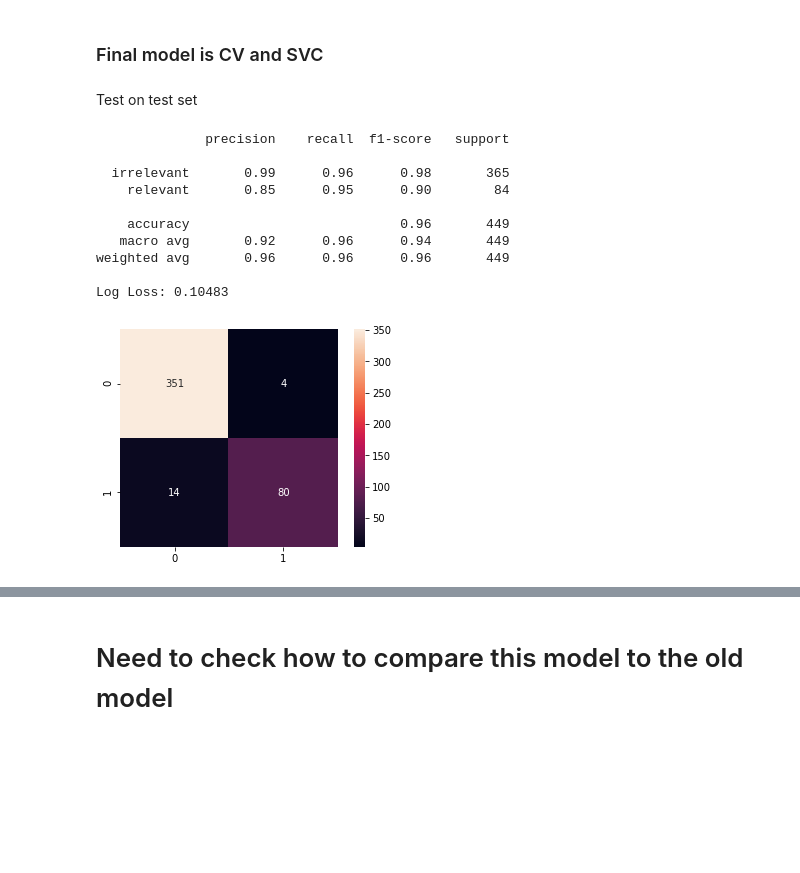
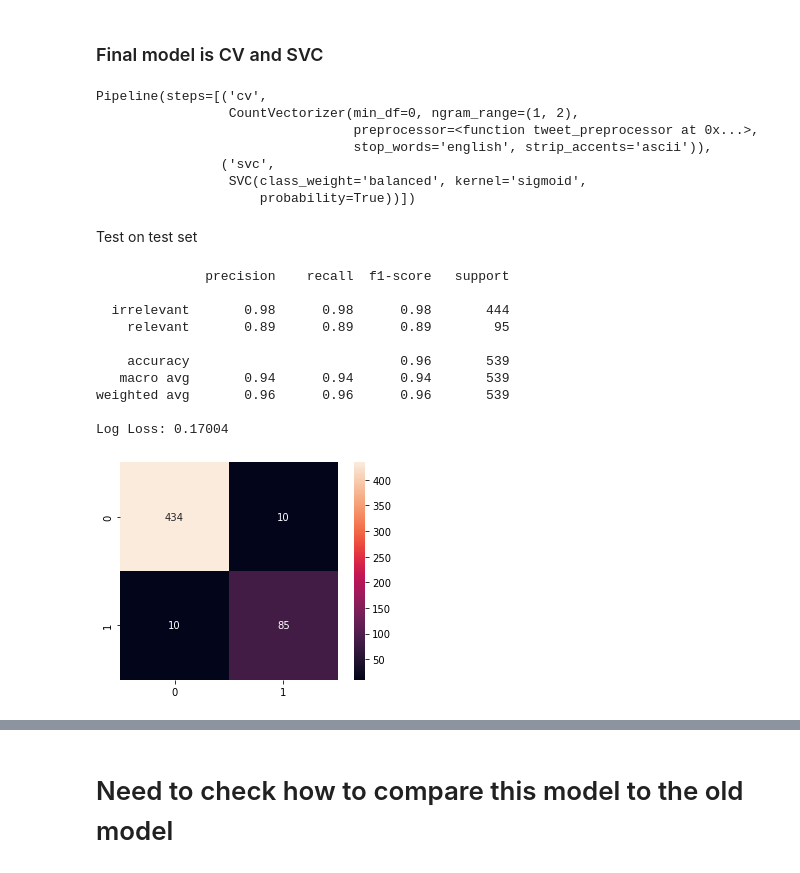
Before and after one commit to Isaac1o/CDFW, a Jupyter notebook: twitter/coyotes/notebooks/retrain_model.ipynb, the cells around one changed output, grey strips where cells are left out. Drawn from its saved outputs; the diff is of its cells as text; code cells hidden in the pictures; blank space fills up the shorter version.

Commit message:
implemented new model and added data

```diff
--- a/twitter/coyotes/notebooks/retrain_model.ipynb
+++ b/twitter/coyotes/notebooks/retrain_model.ipynb
@@ -463,3 +419,6 @@ from sklearn.model_selection import cross_val_predict
+# %%
+folds = KFold(10, shuffle=False)
 # %%
-cvnb_y_hat = cross_val_predict(cvnb, X_train, y_train, cv=10, n_jobs=-1, method='predict_proba')
-vcsvc_y_hat = cross_val_predict(vcsvc, X_train, y_train, cv=10, n_jobs=-1, method='predict_proba')
+def cv_log_loss(model, X_train, y_train, folds):
+    y_hat = cross_val_predict(model, X_train, y_train, cv=folds, n_jobs=-1, method='predict_proba')
+    return log_loss(y_train, y_hat[:, 1])
@@ -468,0 +425,4 @@ vcsvc_ll = log_loss(y_train, vcsvc_y_hat[:,1])
+# %%
+losses = []
+for model in models:
+    losses.append((model, cv_log_loss(model, X_train, y_train, folds)))
@@ -475,21 +459,32 @@ cv -> svc log loss = 0.11666129225455779
 # %% [markdown]
 ### Final model is CV and SVC
+# %%
+best_model = losses[1][0]
+best_model
+# %% [output]
+Pipeline(steps=[('cv',
+                 CountVectorizer(min_df=0, ngram_range=(1, 2),
+                                 preprocessor=<function tweet_preprocessor at 0x...>,
+                                 stop_words='english', strip_accents='ascii')),
+                ('svc',
+                 SVC(class_weight='balanced', kernel='sigmoid',
+                     probability=True))])
 # %% [markdown]
 Test on test set
 # %%
-print_scores(vcsvc, y_test, X_test)
+print_scores(best_model, y_test, X_test)
 # %% [output]
               precision    recall  f1-score   support
 
-  irrelevant       0.99      0.96      0.98       365
-    relevant       0.85      0.95      0.90        84
+  irrelevant       0.98      0.98      0.98       444
+    relevant       0.89      0.89      0.89        95
 
-    accuracy                           0.96       449
-   macro avg       0.92      0.96      0.94       449
-weighted avg       0.96      0.96      0.96       449
+    accuracy                           0.96       539
+   macro avg       0.94      0.94      0.94       539
+weighted avg       0.96      0.96      0.96       539
 
-Log Loss: 0.10483
+Log Loss: 0.17004
-[figure, old version]
+[figure, new version]
 # %%
 import joblib
 # %%
```
Also changed, not shown: parts of 109 cells of this notebook, 10 other files.
